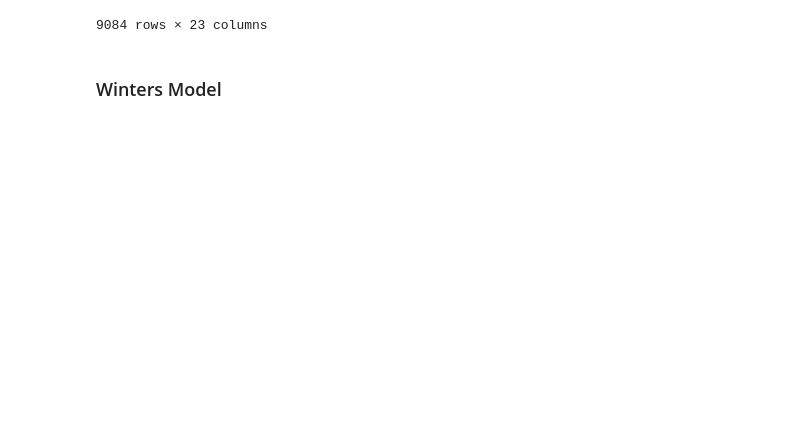
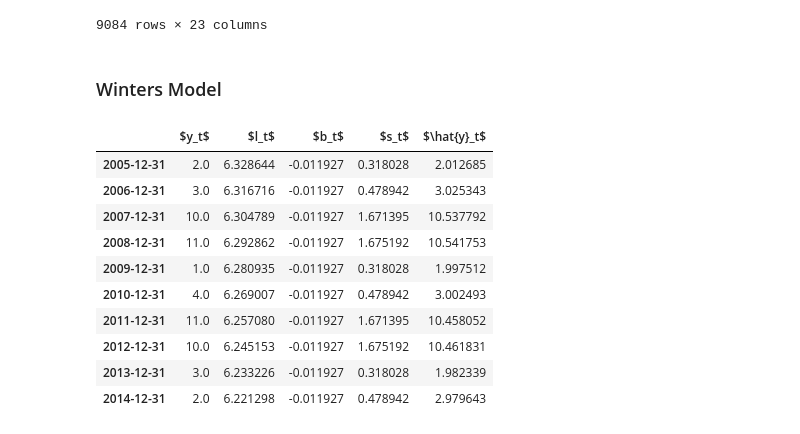
Before and after one commit to omeryefet/SLE, a Jupyter notebook: main.ipynb, the cells around one changed output. Drawn from its saved outputs; the diff is of its cells as text; code cells hidden in the pictures; blank space fills up the shorter version.

```diff
--- a/main.ipynb
+++ b/main.ipynb
@@ -104,0 +99,30 @@ total_demands
+# %%
+def seasonality (demand_series):
+    fit = ExponentialSmoothing(demand_series,seasonal_periods=4,trend="add",seasonal="mul",use_boxcox=True,initialization_method="estimated").fit()
+    # fit = ExponentialSmoothing(demand_series,seasonal_periods=4,trend="add",seasonal="mul",damped_trend=True,use_boxcox=True,initialization_method="estimated").fit()
+    results = pd.DataFrame(index=[r"$\alpha$", r"$\beta$", r"$\phi$", r"$\gamma$", r"$l_0$", "$b_0$", "SSE"])
+    params = ["smoothing_level","smoothing_trend","damping_trend","smoothing_seasonal","initial_level","initial_trend"]
+    results["Multiplica Dam"] = [fit.params[p] for p in params] + [fit.sse]
+    # print(results)
+    fit = ExponentialSmoothing(demand_series,seasonal_periods=4,trend="add",seasonal="mul",initialization_method="estimated").fit()
+    # fit = ExponentialSmoothing(demand_series,seasonal_periods=4,trend="add",seasonal="mul",damped_trend=True,initialization_method="estimated").fit()
+    df = pd.DataFrame(np.c_[aust, fit.level, fit.trend, fit.season, fit.fittedvalues], columns=[r"$y_t$", r"$l_t$", r"$b_t$", r"$s_t$", r"$\hat{y}_t$"],index=aust.index,)
+    df.append(fit.forecast(8).rename(r"$\hat{y}_t$").to_frame(), sort=True)
+    return df
+
+data = [2,3,10,11,1,4,11,10,3,2]
+index = pd.date_range(start="2005", end="2015", freq="Y")
+aust = pd.Series(data, index)
+seasonality (aust)
+# %% [output]
+|  | $y_t$ | $l_t$ | $b_t$ | $s_t$ | $\hat{y}_t$ |
+| 2005-12-31 | 2.0 | 6.328644 | -0.011927 | 0.318028 | 2.012685 |
+| 2006-12-31 | 3.0 | 6.316716 | -0.011927 | 0.478942 | 3.025343 |
+| 2007-12-31 | 10.0 | 6.304789 | -0.011927 | 1.671395 | 10.537792 |
+| 2008-12-31 | 11.0 | 6.292862 | -0.011927 | 1.675192 | 10.541753 |
+| 2009-12-31 | 1.0 | 6.280935 | -0.011927 | 0.318028 | 1.997512 |
+| 2010-12-31 | 4.0 | 6.269007 | -0.011927 | 0.478942 | 3.002493 |
+| 2011-12-31 | 11.0 | 6.257080 | -0.011927 | 1.671395 | 10.458052 |
+| 2012-12-31 | 10.0 | 6.245153 | -0.011927 | 1.675192 | 10.461831 |
+| 2013-12-31 | 3.0 | 6.233226 | -0.011927 | 0.318028 | 1.982339 |
+| 2014-12-31 | 2.0 | 6.221298 | -0.011927 | 0.478942 | 2.979643 |
```
Also changed, not shown: parts of 10 cells of this notebook.
